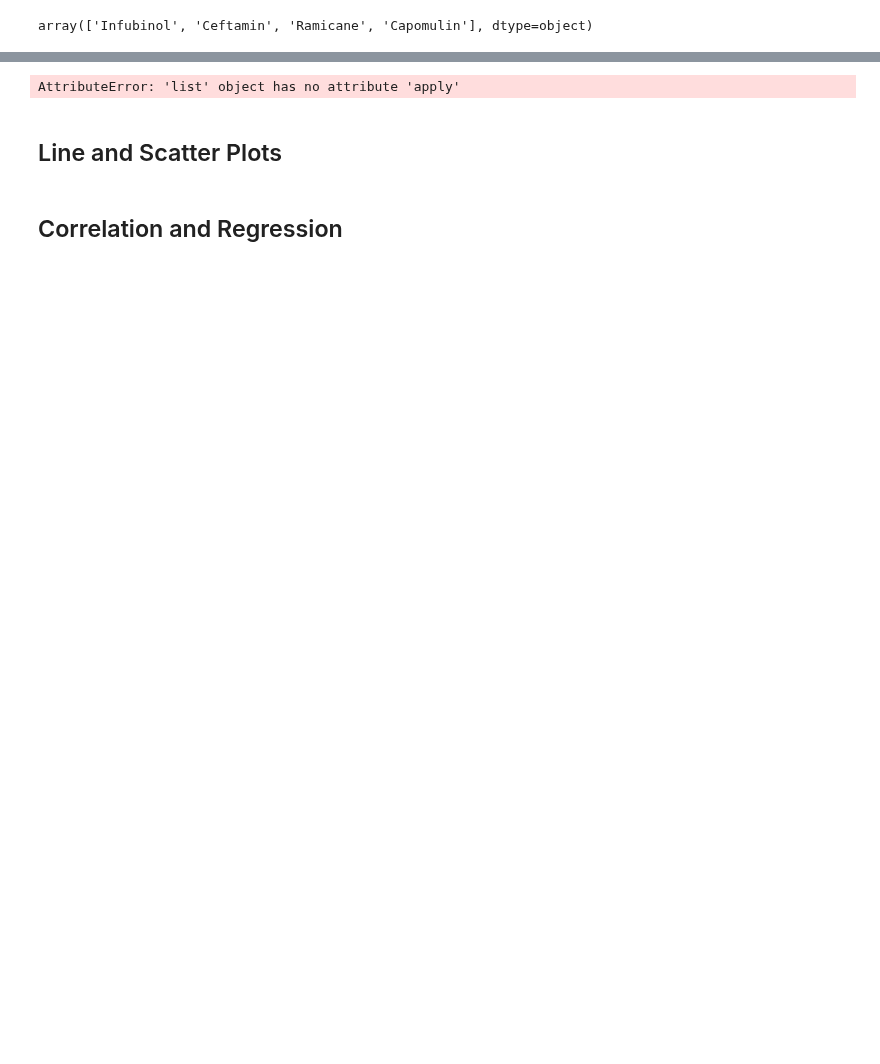
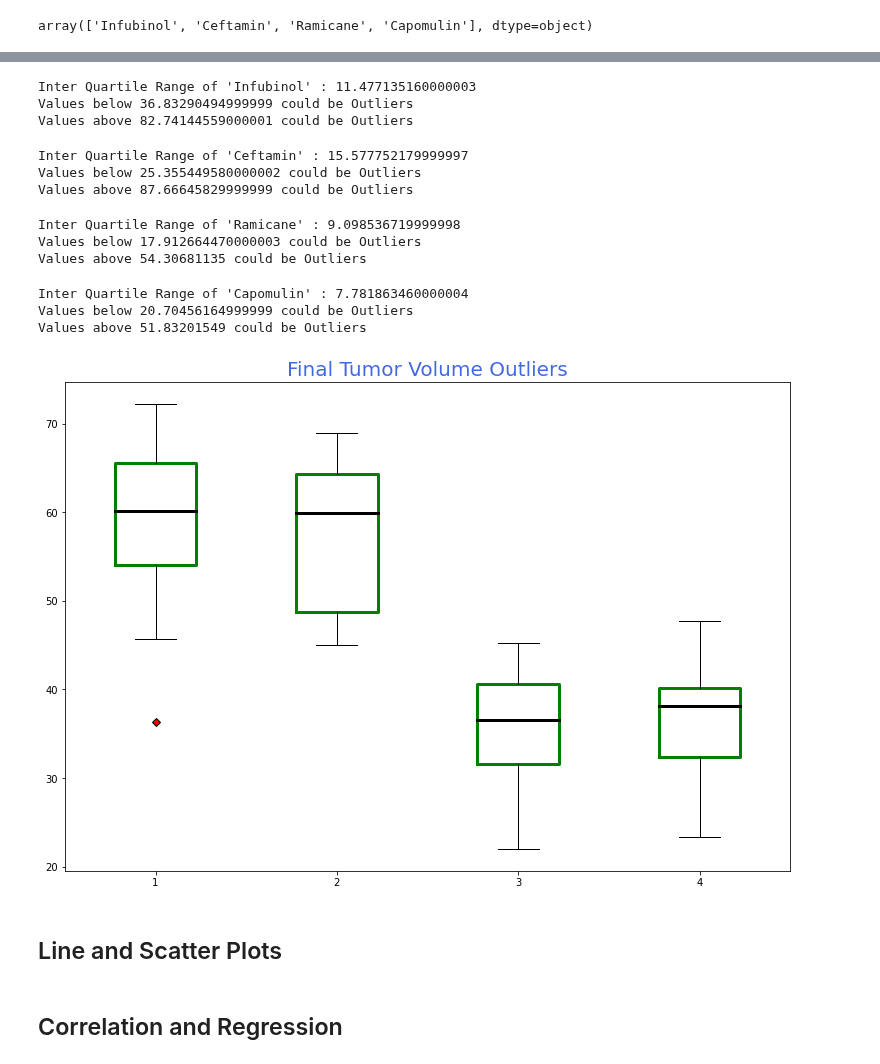
Before and after one commit to divya-gh/Matplotlib-Challenge, a Jupyter notebook: Pymaceuticals/pymaceuticals_starter.ipynb, the cells around one changed output, grey strips where cells are left out. Drawn from its saved outputs; the diff is of its cells as text; code cells hidden in the pictures; blank space fills up the shorter version.

Commit message:
Box plot

```diff
--- a/Pymaceuticals/pymaceuticals_starter.ipynb
+++ b/Pymaceuticals/pymaceuticals_starter.ipynb
@@ -333,8 +333,6 @@ Final_volume
 | 98 | z578 | 45 |
 | 99 | z581 | 45 |
 100 rows × 2 columns
-# %%
-Final_volume1 = Final_volume[["Mouse ID","Timepoint","Tumor Volume (mm3)"]]
 # %%
 # Merge this group df with the original dataframe to get the tumor volume at the last timepoint
 Final_volume_df = pd.merge(Final_volume,Mouse_study_result_clean , on =("Mouse ID","Timepoint") , how="left" ,)
@@ -407,3 +385,9 @@ Mouse_study_result_clean.loc[13,"Tumor Volume (mm3)"]
+# %%
+#Convert Lists to Series to calculate Quartiles
+Infubinol_turmer_vol_S = pd.Series(Infubinol_turmer_vol)
+Ceftamin_turmer_vol_S = pd.Series(Ceftamin_turmer_vol)
+Ramicane_turmer_vol_S = pd.Series(Ramicane_turmer_vol)
+Capomulin_turmer_vol_S = pd.Series(Capomulin_turmer_vol)
 # %%
 #Function to calculate
 def Quarle_Calc(x):
@@ -418,29 +402,63 @@ def Quarle_Calc(x):
     return IQR , Lower_Boundry , Upper_Boundry
 # %%
 # Calculate the IQR and quantitatively determine if there are any potential outliers.
-Infubinol_IQR , Infubinol_Lower_Boundry , Infubinol_Upper_Boundry = Infubinol_turmer_vol.apply(Quarle_Calc)
+Infubinol_IQR , Infubinol_Lower_Boundry , Infubinol_Upper_Boundry = Quarle_Calc(Infubinol_turmer_vol_S)
 print(f"Inter Quartile Range of 'Infubinol' : {Infubinol_IQR}")
 print(f"Values below {Infubinol_Lower_Boundry} could be Outliers")
 print(f"Values above {Infubinol_Upper_Boundry} could be Outliers")
 # %% [output]
-AttributeError: 'list' object has no attribute 'apply'
+Inter Quartile Range of 'Infubinol' : 11.477135160000003
+Values below 36.83290494999999 could be Outliers
+Values above 82.74144559000001 could be Outliers
 # %%
-Ceftamin_IQR , Ceftamin_Lower_Boundry , Ceftamin_Upper_Boundry = apply(Quarle_Calc ,Ceftamin_turmer_vol )
-print(f"Inter Quartile Range of 'Infubinol' : {Ceftamin_IQR}")
+Ceftamin_IQR , Ceftamin_Lower_Boundry , Ceftamin_Upper_Boundry = Quarle_Calc(Ceftamin_turmer_vol_S)
+print(f"Inter Quartile Range of 'Ceftamin' : {Ceftamin_IQR}")
 print(f"Values below {Ceftamin_Lower_Boundry} could be Outliers")
 print(f"Values above {Ceftamin_Upper_Boundry} could be Outliers")
+# %% [output]
+Inter Quartile Range of 'Ceftamin' : 15.577752179999997
+Values below 25.355449580000002 could be Outliers
+Values above 87.66645829999999 could be Outliers
 # %%
-Ramicane_IQR , Ramicane_Lower_Boundry , Ramicane_Upper_Boundry = apply(Quarle_Calc ,Ramicane_turmer_vol )
-print(f"Inter Quartile Range of 'Infubinol' : {Ramicane_IQR}")
+Ramicane_IQR , Ramicane_Lower_Boundry , Ramicane_Upper_Boundry = Quarle_Calc(Ramicane_turmer_vol_S)
+print(f"Inter Quartile Range of 'Ramicane' : {Ramicane_IQR}")
 print(f"Values below {Ramicane_Lower_Boundry} could be Outliers")
 print(f"Values above {Ramicane_Upper_Boundry} could be Outliers")
+# %% [output]
+Inter Quartile Range of 'Ramicane' : 9.098536719999998
+Values below 17.912664470000003 could be Outliers
+Values above 54.30681135 could be Outliers
 # %%
-Capomulin_IQR , Capomulin_Lower_Boundry , Capomulin_Upper_Boundry = apply(Quarle_Calc ,Capomulin_turmer_vol )
-print(f"Inter Quartile Range of 'Infubinol' : {Capomulin_IQR}")
+Capomulin_IQR , Capomulin_Lower_Boundry , Capomulin_Upper_Boundry = Quarle_Calc(Capomulin_turmer_vol_S)
+print(f"Inter Quartile Range of 'Capomulin' : {Capomulin_IQR}")
 print(f"Values below {Capomulin_Lower_Boundry} could be Outliers")
 print(f"Values above {Capomulin_Upper_Boundry} could be Outliers")
+# %% [output]
+Inter Quartile Range of 'Capomulin' : 7.781863460000004
+Values below 20.70456164999999 could be Outliers
+Values above 51.83201549 could be Outliers
 # %%
 # Generate a box plot of the final tumor volume of each mouse across four regimens of interest
+# Diaplay all four Drugs in one plot
+data =[Infubinol_turmer_vol,Ceftamin_turmer_vol,Ramicane_turmer_vol,Capomulin_turmer_vol_S]
+# %%
+#Customize Box plot
+font = dict(fontsize= 20,fontweight = 3,color = 'royalblue')
+boxprops = dict(linestyle='-', linewidth=3, color='g')
+medianprops = dict(linestyle='-', linewidth=3, color='k')
+green_diamond = dict(markerfacecolor='r', marker='D')
+
+#Plot the values
+fig1,ax1 = plt.subplots(figsize = (13,9))
+ax1.set_title('Final Tumor Volume Outliers' , fontdict=font)
+
+ax1.boxplot(data , flierprops=green_diamond ,boxprops= boxprops,medianprops = medianprops , )
+
+
+
+plt.show()
+# %% [output]
+[figure, added]
 # %% [markdown]
 ## Line and Scatter Plots
 # %%
```
Also changed, not shown: parts of 6 cells of this notebook.
